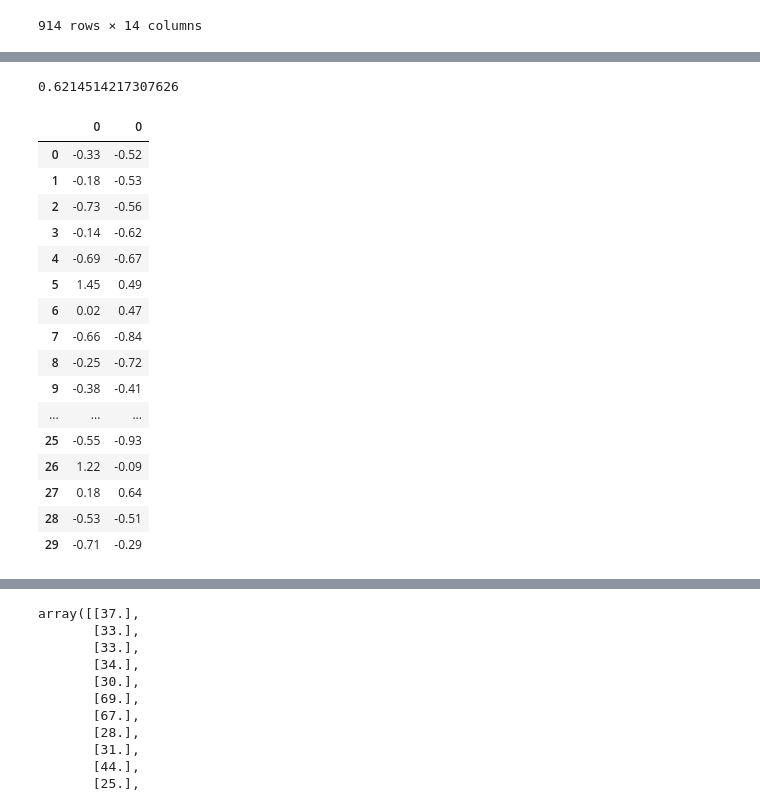
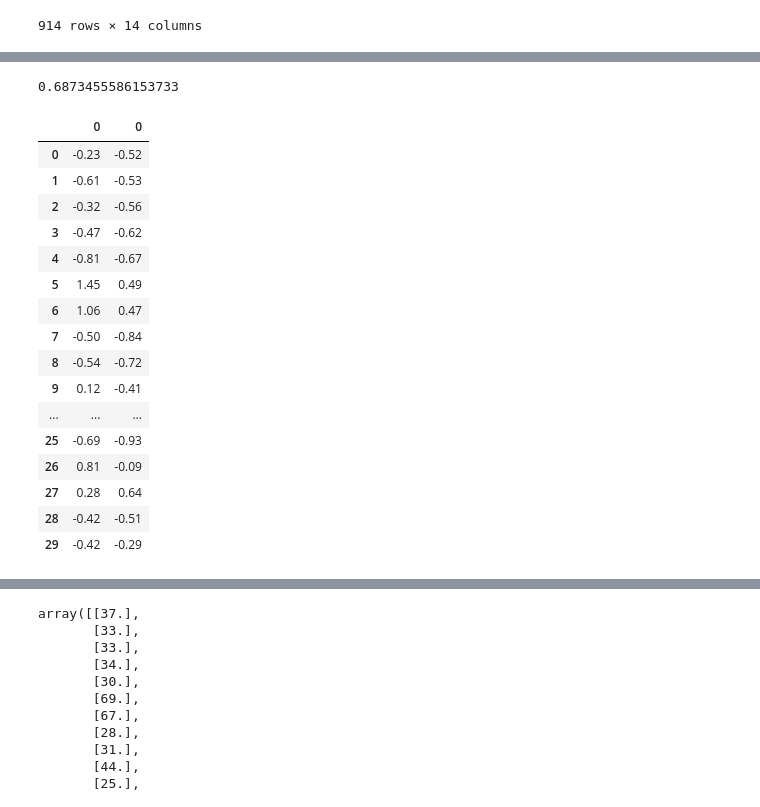
Before and after one commit to csLee94/project_notebook, a Jupyter notebook: SalesPredict_N.ipynb, the cells around one changed output, grey strips where cells are left out. Saved outputs shown, nothing was run; the diff lists cells and outputs as text; code cells hidden in the pictures.

```diff
--- a/SalesPredict_N.ipynb
+++ b/SalesPredict_N.ipynb
@@ -1202,10 +1202,9 @@ y2_train_np = y2_train.reshape(len(y2_train),1,1)
 # %%
 net_model = tf.keras.models.Sequential()
 net_model.add(LSTM(7, input_shape=(x_train_np.shape[1], x_train_np.shape[2])))
-net_model.add(Dense(len(list(x_train_np))))
-net_model.add(Dense(0.5*len(list(x_train_np))))
+net_model.add(Dense(7))
 net_model.add(Dense(1))
 net_model.compile(loss='mean_squared_error', optimizer='adam')
 
-net_model.fit(x_train_np, y1_train_np, epochs=9070, batch_size=907)
+net_model.fit(x_train_np, y1_train_np, epochs=500, batch_size=2)
 # %% [output]
@@ -1231,30 +1230,30 @@ Epoch 9070/9070
 pred_net = net_model.predict(x_test_np)
 # rmse 산출
 # real_amt = np.array(y_scale_test_amt).reshape(30,1)
-MSE_net = mean_squared_error(y1_test_np.reshape(30,1), pred_net)
+MSE_net = mean_squared_error(y1_test, pred_net)
 np.sqrt(MSE_net)
 # %% [output]
-0.6214514217307626
+0.6873455586153733
 # %%
-pd.concat([pd.DataFrame(pred_net), pd.DataFrame(y1_test_np.reshape(30,1))], axis=1)
+pd.concat([pd.DataFrame(pred_net), pd.DataFrame(y1_test)], axis=1)
 # %% [output]
 |  | 0 | 0 |
-| 0 | -0.33 | -0.52 |
-| 1 | -0.18 | -0.53 |
-| 2 | -0.73 | -0.56 |
-| 3 | -0.14 | -0.62 |
-| 4 | -0.69 | -0.67 |
+| 0 | -0.23 | -0.52 |
+| 1 | -0.61 | -0.53 |
+| 2 | -0.32 | -0.56 |
+| 3 | -0.47 | -0.62 |
+| 4 | -0.81 | -0.67 |
 | 5 | 1.45 | 0.49 |
-| 6 | 0.02 | 0.47 |
-| 7 | -0.66 | -0.84 |
-| 8 | -0.25 | -0.72 |
-| 9 | -0.38 | -0.41 |
+| 6 | 1.06 | 0.47 |
+| 7 | -0.50 | -0.84 |
+| 8 | -0.54 | -0.72 |
+| 9 | 0.12 | -0.41 |
 | ... | ... | ... |
-| 25 | -0.55 | -0.93 |
-| 26 | 1.22 | -0.09 |
-| 27 | 0.18 | 0.64 |
-| 28 | -0.53 | -0.51 |
-| 29 | -0.71 | -0.29 |
+| 25 | -0.69 | -0.93 |
+| 26 | 0.81 | -0.09 |
+| 27 | 0.28 | 0.64 |
+| 28 | -0.42 | -0.51 |
+| 29 | -0.42 | -0.29 |
 # %%
 amt_model = tf.keras.models.Sequential()
 amt_model.add(LSTM(7, input_shape=(x_train_np.shape[1], x_train_np.shape[2])))
```
Also changed, not shown: parts of 9 cells of this notebook.
